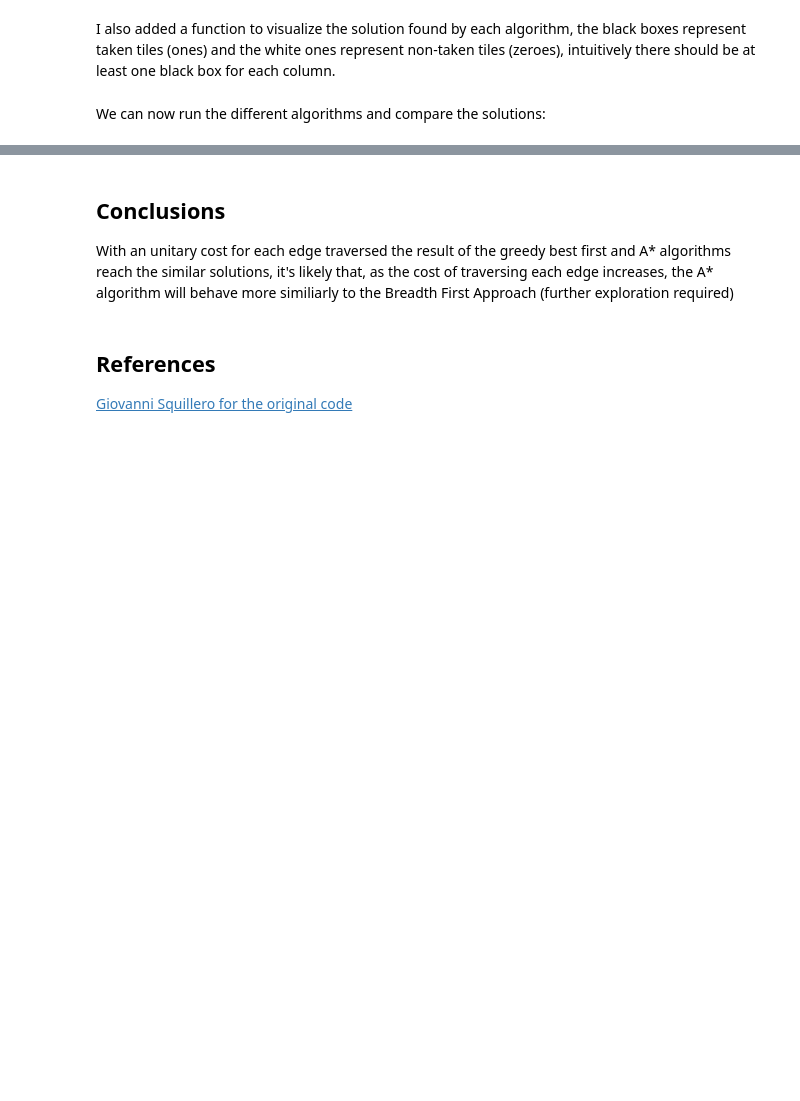
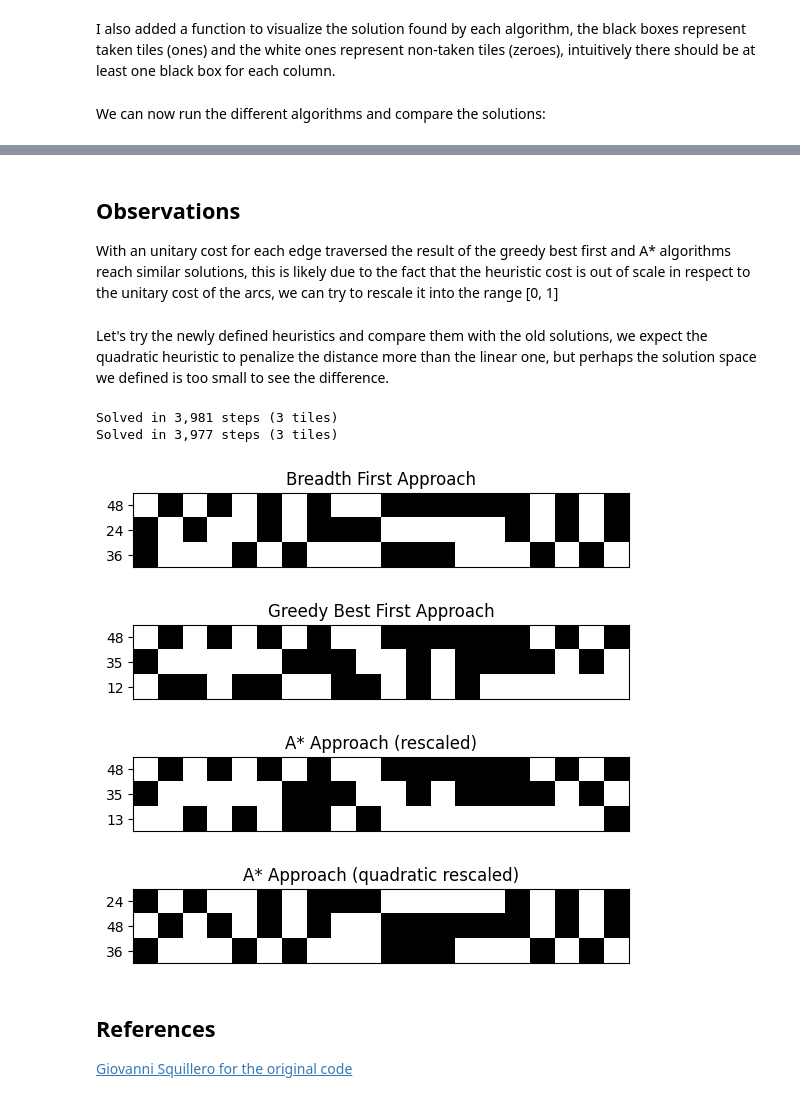
Before and after one commit to GNNatan/compint, a Jupyter notebook: Lab1/lab1.ipynb, the cells around one changed output, grey strips where cells are left out. Drawn from its saved outputs; the diff is of its cells as text; code cells hidden in the pictures; blank space fills up the shorter version.

```diff
--- a/Lab1/lab1.ipynb
+++ b/Lab1/lab1.ipynb
@@ -122,6 +122,29 @@ Solved in 5 steps (4 tiles)
 # %% [markdown]
-## Conclusions
-With an unitary cost for each edge traversed the result of the greedy best first and A* algorithms reach the similar solutions, it's likely that, as the cost of traversing each edge increases, the A* algorithm will behave more similiarly to the Breadth First Approach (further exploration required)
+## Observations
+With an unitary cost for each edge traversed the result of the greedy best first and A* algorithms reach similar solutions, this is likely due to the fact that the heuristic cost is out of scale in respect to the unitary cost of the arcs, we can try to rescale it into the range [0, 1]
+# %%
+def rescaled(state):
+    return greedy_best_first(state)/15
+
+def quadratic_rescaled(state):
+    return greedy_best_first(state)**2/225
+# %% [markdown]
+Let's try the newly defined heuristics and compare them with the old solutions, we expect the quadratic heuristic to penalize the distance more than the linear one, but perhaps the solution space we defined is too small to see the difference.
+# %%
+ra = search(lambda s : a_star(s, heuristic=rescaled))
+qa = search(lambda s : a_star(s, heuristic=quadratic_rescaled))
+
+graph(bf, 1, 'Breadth First Approach')
+graph(gbf, 2, 'Greedy Best First Approach')
+graph(ra, 3, 'A* Approach (rescaled)')
+graph(qa, 4, 'A* Approach (quadratic rescaled)')
+# %% [output]
+Solved in 3,981 steps (3 tiles)
+Solved in 3,977 steps (3 tiles)
+[figure, added]
+[figure, added]
+[figure, added]
+[figure, added]
 # %% [markdown]
 ## References
 [Giovanni Squillero for the original code](https://github.com/squillero/computational-intelligence)<br>
```
Also changed, not shown: parts of 3 cells of this notebook.
